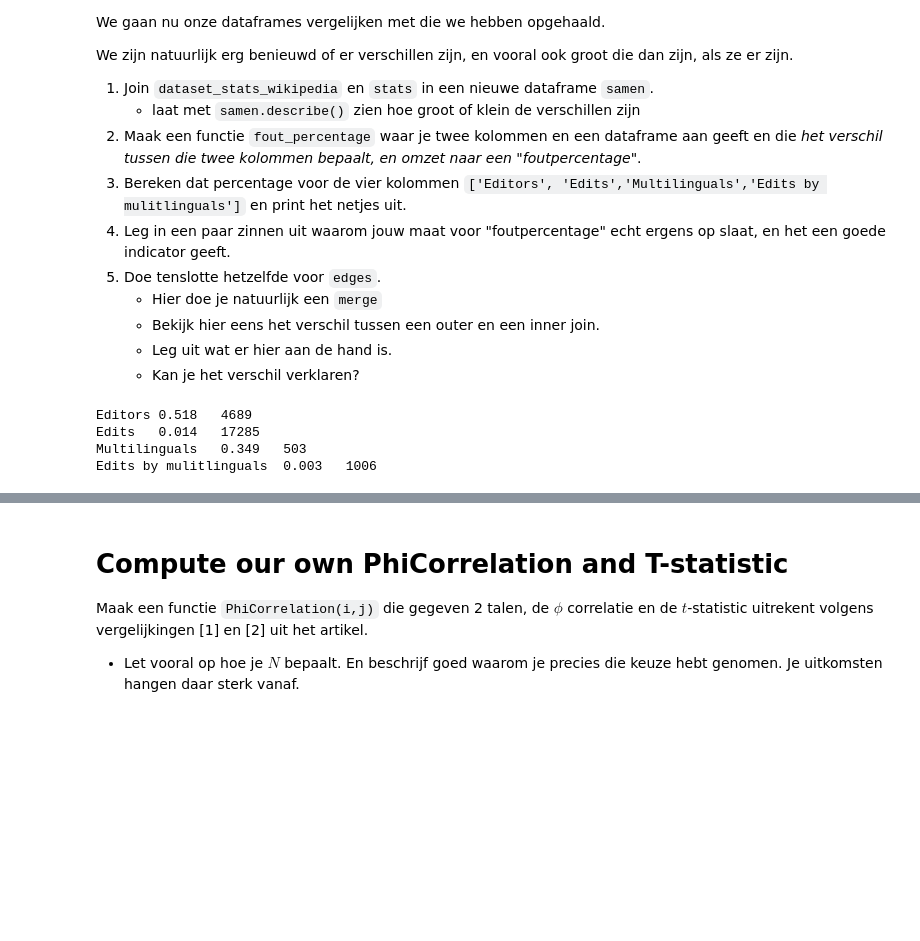
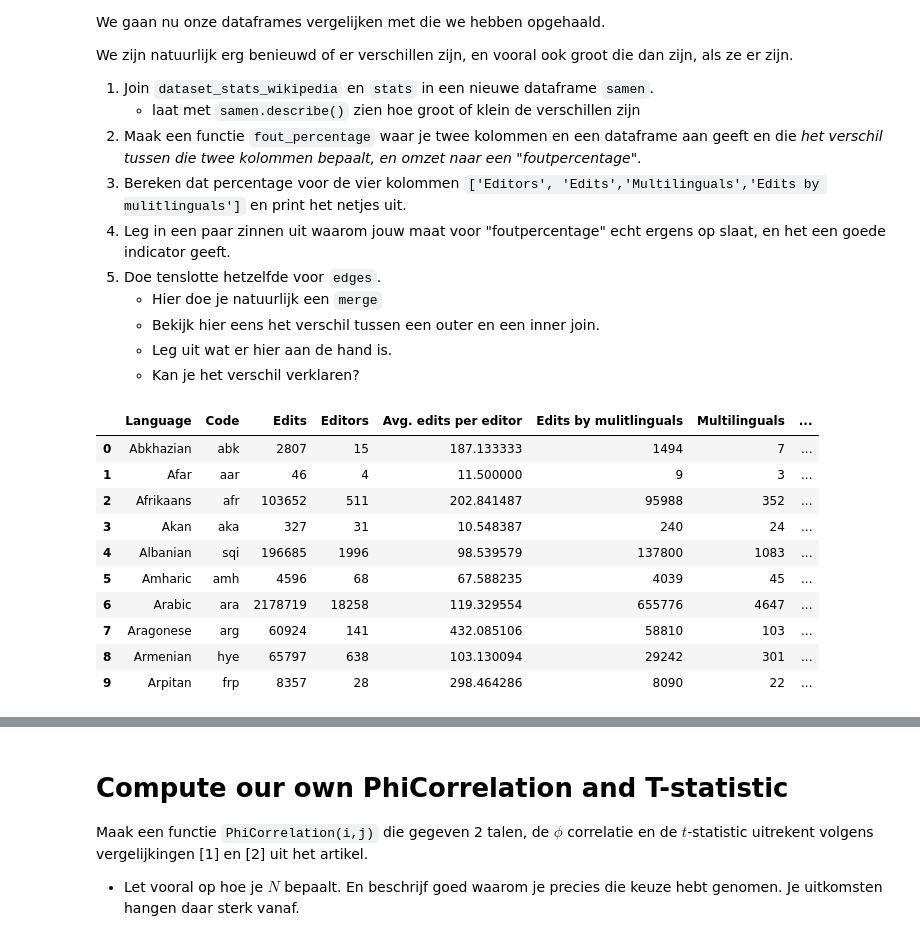
Before and after one commit to dylanwijman/data-science, a Jupyter notebook: Week 5/Assignment5 - kopie.ipynb, the cells around one changed output, grey strips where cells are left out. Drawn from its saved outputs; the diff is of its cells as text; code cells hidden in the pictures; blank space fills up the shorter version.

```diff
--- a/Week 5/Assignment5 - kopie.ipynb
+++ b/Week 5/Assignment5 - kopie.ipynb
@@ -190,0 +159,20 @@ edges.head(10)
+# %%
+#Deel 1
+#Aanmaken Dataframe editors
+editorsdf = pd.DataFrame.from_dict(editors, orient='index')
+editorsdf.columns = ['Editors']
+
+#Aanmaken Dataframe edits
+editsdf = pd.DataFrame.from_dict(edits, orient='index')
+editsdf.columns = ['Edits']
+
+#Aanmaken Dataframe multilingual
+multilingualdf = pd.DataFrame.from_dict(multilingual, orient='index')
+multilingualdf.columns = ['Multilingual']
+
+#Aanmaken Dataframe Edits_by_mulitlinguals
+Edits_by_multilingualsdf = pd.DataFrame.from_dict(Edits_by_multilinguals, orient='index')
+Edits_by_multilingualsdf.columns = ['Edits by multilinguals']
+
+stats = pd.concat([editorsdf, editsdf, multilingualdf, Edits_by_multilingualsdf], join='inner',axis=1)
+stats.sort_index().head()
@@ -208,20 +221,27 @@ We zijn natuurlijk erg benieuwd of er verschillen zijn, en vooral ook groot die
 # %%
 # vergelijk stats met dataset_stats_wikipedia
 
-samen=
-
-def fout_percentage(col1,col2,df):
+samen= pd.concat([dataset_stats_wikipedia, stats], axis=1)
+samen.head(10)
+#def fout_percentage(col1,col2,df):
      # jouw code hier
 
 
 
-for col in stats.columns:
-    print "%s\t%s\t%s" %(col, fout_percentage(col, col+'my', samen)
+#for col in stats.columns:
+#    print "%s\t%s\t%s" %(col, fout_percentage(col, col+'my', samen)
 # %% [output]
-Editors 0.518   4689
-Edits   0.014   17285
-Multilinguals   0.349   503
-Edits by mulitlinguals  0.003   1006
+|  | Language | Code | Edits | Editors | Avg. edits per editor | Edits by mulitlinguals | Multilinguals | ... |
+| 0 | Abkhazian | abk | 2807 | 15 | 187.133333 | 1494 | 7 | ... |
+| 1 | Afar | aar | 46 | 4 | 11.500000 | 9 | 3 | ... |
+| 2 | Afrikaans | afr | 103652 | 511 | 202.841487 | 95988 | 352 | ... |
+| 3 | Akan | aka | 327 | 31 | 10.548387 | 240 | 24 | ... |
+| 4 | Albanian | sqi | 196685 | 1996 | 98.539579 | 137800 | 1083 | ... |
+| 5 | Amharic | amh | 4596 | 68 | 67.588235 | 4039 | 45 | ... |
+| 6 | Arabic | ara | 2178719 | 18258 | 119.329554 | 655776 | 4647 | ... |
+| 7 | Aragonese | arg | 60924 | 141 | 432.085106 | 58810 | 103 | ... |
+| 8 | Armenian | hye | 65797 | 638 | 103.130094 | 29242 | 301 | ... |
+| 9 | Arpitan | frp | 8357 | 28 | 298.464286 | 8090 | 22 | ... |
 # %%
 samen.describe()
 # %% [output]
```
Also changed, not shown: parts of 7 cells of this notebook.
